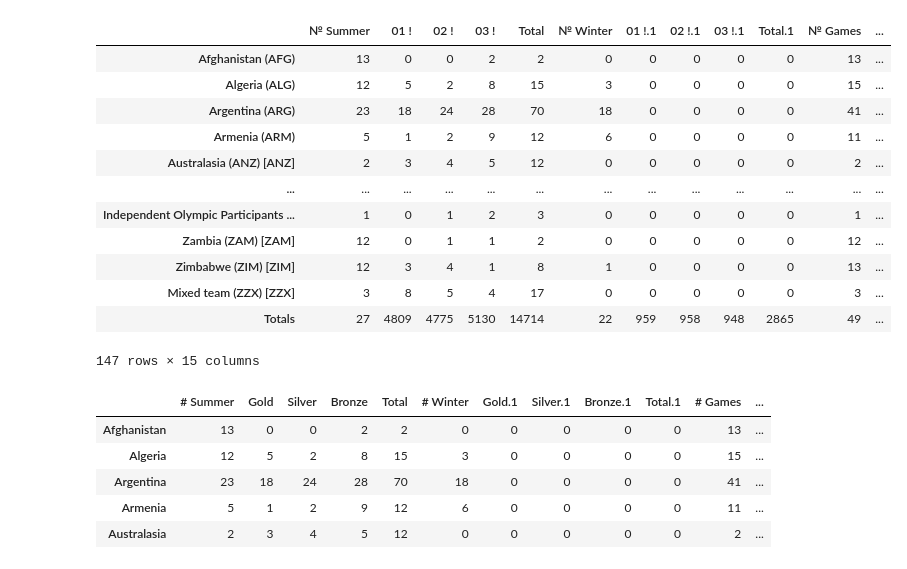
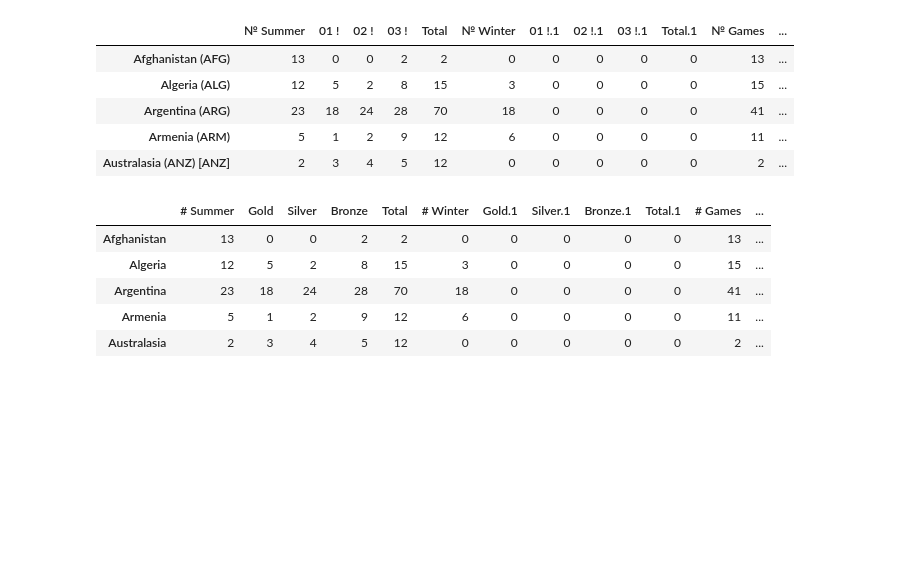
Before and after one commit to umar-khayam/DevNation_Tasks, a Jupyter notebook: 2021-10-21/Task_01_Pandas.ipynb, the cells around one changed output. Saved outputs shown, nothing was run; the diff lists cells and outputs as text; code cells hidden in the pictures; blank space fills up the shorter version.

```diff
--- a/2021-10-21/Task_01_Pandas.ipynb
+++ b/2021-10-21/Task_01_Pandas.ipynb
@@ -3,20 +4,13 @@ import pandas as pnd
 # %%
 df=pnd.read_csv('olympics.csv',index_col=0,skiprows=1)
-df
+df.head()
 # %% [output]
 |  | № Summer | 01 ! | 02 ! | 03 ! | Total | № Winter | 01 !.1 | 02 !.1 | 03 !.1 | Total.1 | № Games | ... |
 | Afghanistan (AFG) | 13 | 0 | 0 | 2 | 2 | 0 | 0 | 0 | 0 | 0 | 13 | ... |
 | Algeria (ALG) | 12 | 5 | 2 | 8 | 15 | 3 | 0 | 0 | 0 | 0 | 15 | ... |
 | Argentina (ARG) | 23 | 18 | 24 | 28 | 70 | 18 | 0 | 0 | 0 | 0 | 41 | ... |
 | Armenia (ARM) | 5 | 1 | 2 | 9 | 12 | 6 | 0 | 0 | 0 | 0 | 11 | ... |
 | Australasia (ANZ) [ANZ] | 2 | 3 | 4 | 5 | 12 | 0 | 0 | 0 | 0 | 0 | 2 | ... |
-| ... | ... | ... | ... | ... | ... | ... | ... | ... | ... | ... | ... | ... |
-| Independent Olympic Participants ... | 1 | 0 | 1 | 2 | 3 | 0 | 0 | 0 | 0 | 0 | 1 | ... |
-| Zambia (ZAM) [ZAM] | 12 | 0 | 1 | 1 | 2 | 0 | 0 | 0 | 0 | 0 | 12 | ... |
-| Zimbabwe (ZIM) [ZIM] | 12 | 3 | 4 | 1 | 8 | 1 | 0 | 0 | 0 | 0 | 13 | ... |
-| Mixed team (ZZX) [ZZX] | 3 | 8 | 5 | 4 | 17 | 0 | 0 | 0 | 0 | 0 | 3 | ... |
-| Totals | 27 | 4809 | 4775 | 5130 | 14714 | 22 | 959 | 958 | 948 | 2865 | 49 | ... |
-147 rows × 15 columns
 # %%
 for col in df.columns:
     if col[:2]=='01':
```
Also changed, not shown: parts of 13 cells of this notebook.
